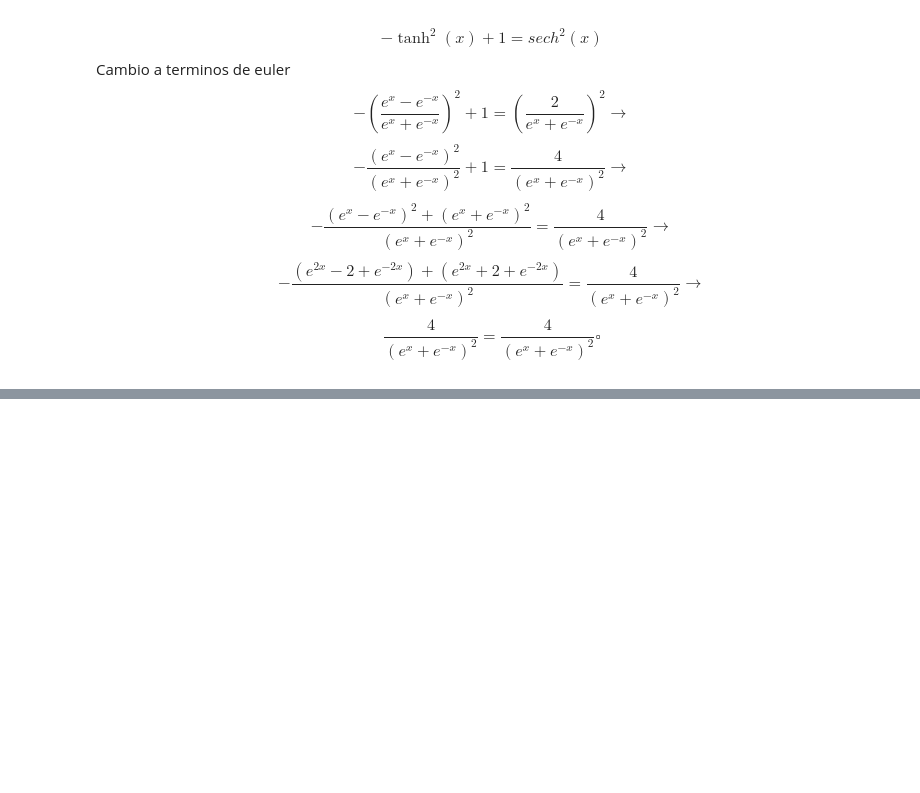
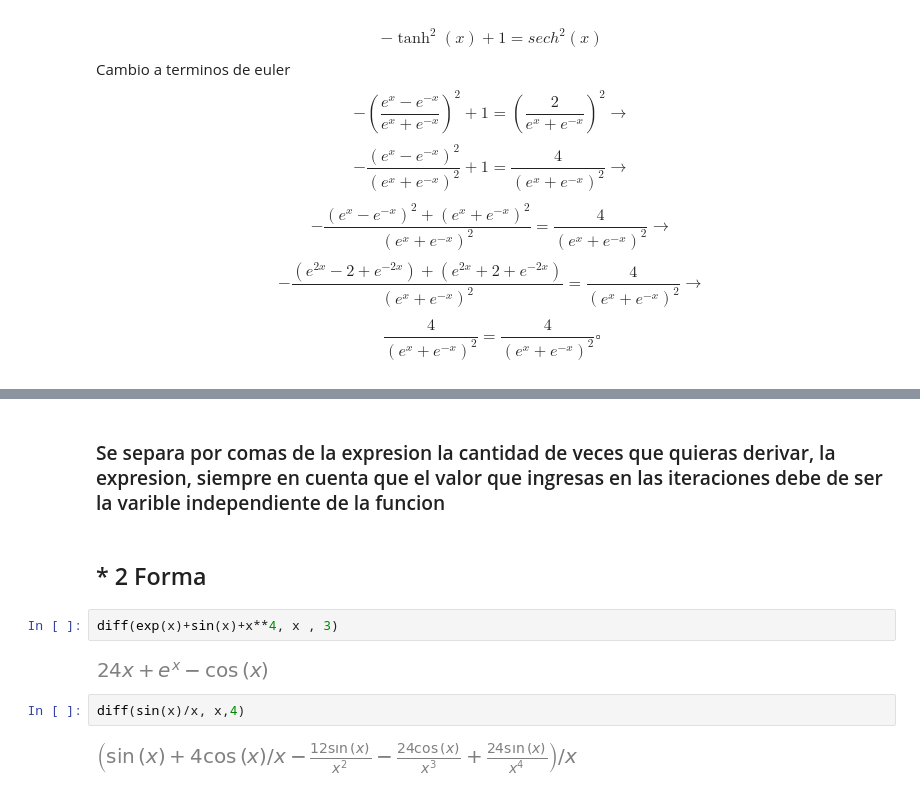
Before and after one commit to AlexisOl/MathHelper, a Jupyter notebook: Calculo/Derivadas.ipynb, the cells around one changed output, grey strips where cells are left out. Drawn from its saved outputs; the diff is of its cells as text; blank space fills up the shorter version.

```diff
--- a/Calculo/Derivadas.ipynb
+++ b/Calculo/Derivadas.ipynb
@@ -83,0 +97,12 @@ proxima actualizacion
+# %% [markdown]
+### Se separa por comas de la expresion la cantidad de veces que quieras derivar, la expresion, siempre en cuenta que el valor que ingresas en las iteraciones debe de ser la varible independiente de la funcion
+# %% [markdown]
+## * 2 Forma
+# %%
+diff(exp(x)+sin(x)+x**4, x , 3)
+# %% [output]
+[figure, added]
+# %%
+diff(sin(x)/x, x,4)
+# %% [output]
+[figure, added]
```
Also changed, not shown: parts of 7 cells of this notebook, 1 other file.
